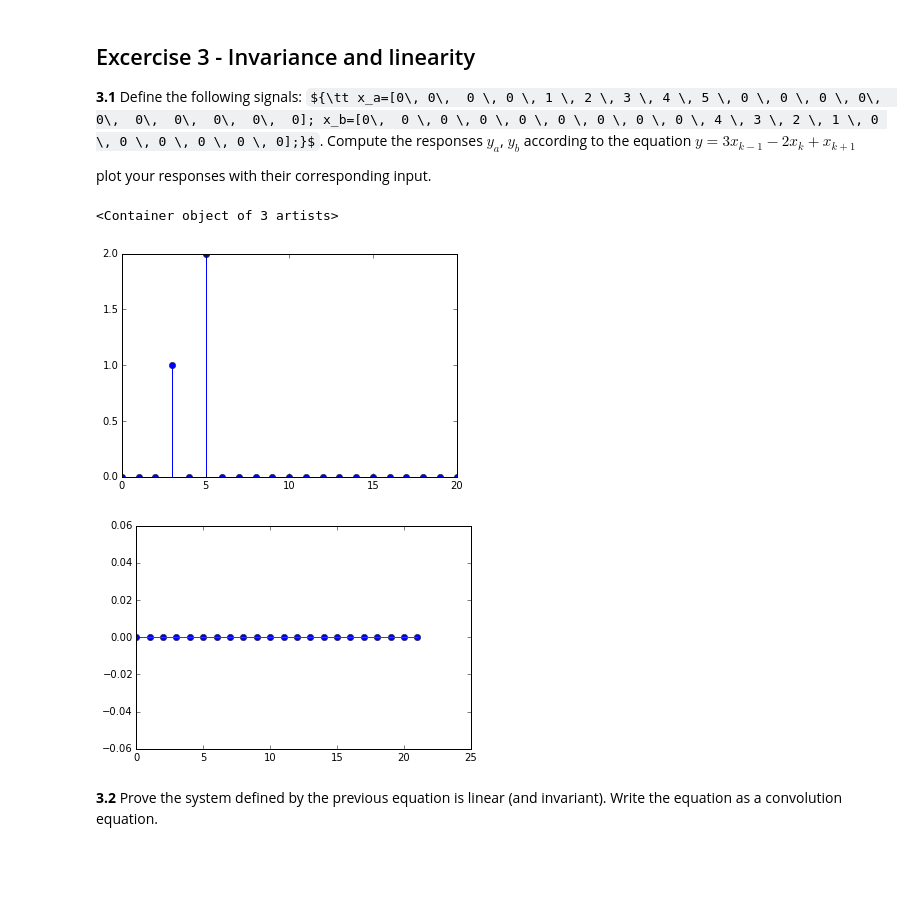
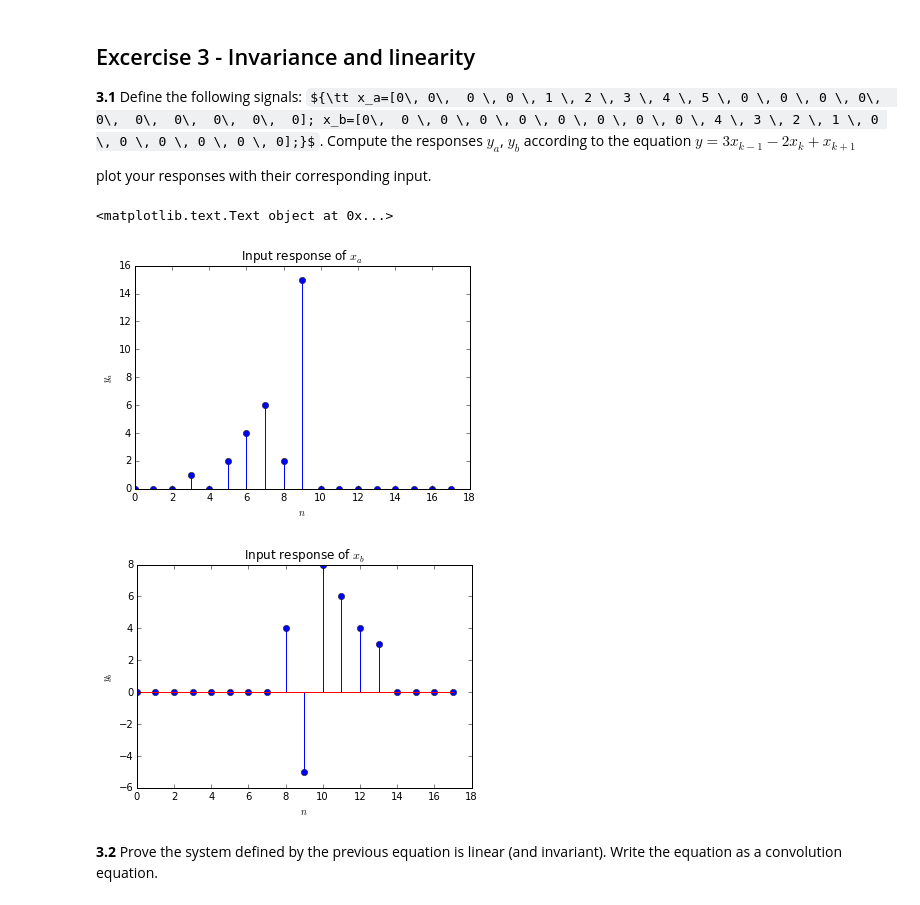
Before and after one commit to swagh1611/DSP-TP-1617, a Jupyter notebook: Lab2/python/Lab2.ipynb, the cells around one changed output. Drawn from its saved outputs; the diff is of its cells as text; code cells hidden in the pictures; some formulas as TeX source; blank space fills up the shorter version.

```diff
--- a/Lab2/python/Lab2.ipynb
+++ b/Lab2/python/Lab2.ipynb
@@ -185,20 +200,26 @@ Unstable system for y[k] = x[k]+2*y[k-1] and Stable system for y[k] = x[k]+y[k-1
 plot your responses with their corresponding input.
 # %%
 x_a = np.array([0,0,0,0,1,2,3,4,5,0,0,0,0,0,0,0,0,0,0,0])
-x_b = np.array([0,0,0,0,0,0,0,0,0,4,3,2,1,0,0,0,0,0,0])
-y_a= np.array([0,0,0,0,0,0,0,0,0,0,0,0,0,0,0,0,0,0,0,0,0])
-y_b = np.array([0,0,0,0,0,0,0,0,0,0,0,0,0,0,0,0,0,0,0,0,0,0])
+x_b = np.array([0,0,0,0,0,0,0,0,0,4,3,2,1,0,0,0,0,0,0,0])
+y_a = np.array(np.zeros(18,))
+y_b = np.array(np.zeros(18,))
 plt.figure()
-for i in np.nditer(x_a):
+for i in range(1,18):
     y_a[i]= 3*x_a[i-1]-2*x_a[i]+x_a[i+1]
 plt.stem(y_a)
+plt.xlabel('$n$')
+plt.ylabel('$y_a$')
+plt.title('Input response of $x_a$')
 plt.figure()
-for i in np.nditer(x_b):
+for i in range(1,18):
     y_b[i]= 3*x_b[i-1]-2*x_b[i]+x_b[i+1]
 plt.stem(y_b)
+plt.xlabel('$n$')
+plt.ylabel('$y_b$')
+plt.title('Input response of $x_b$')
 # %% [output]
-<Container object of 3 artists>
+<matplotlib.text.Text object at 0x...>
-[figure, old version]
+[figure, new version]
-[figure, old version]
+[figure, new version]
 # %% [markdown]
 **3.2** Prove the system defined by the previous equation is linear (and invariant). Write the equation as a convolution equation.
```
Also changed, not shown: parts of 8 cells of this notebook.
